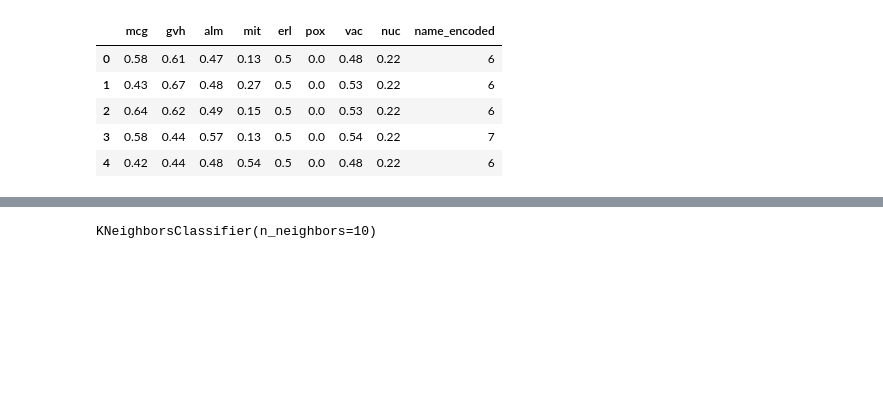
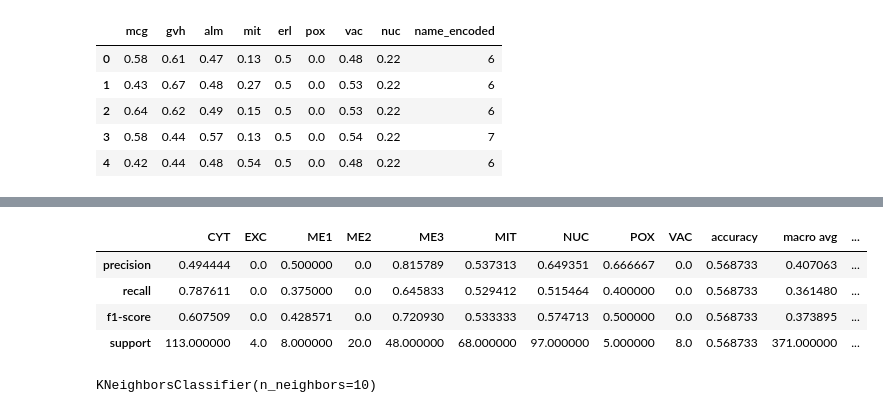
Before and after one commit to MayaraDM/ADA_Machine-Learning-I, a Jupyter notebook: aula2_yeast.ipynb, the cells around one changed output, grey strips where cells are left out. Saved outputs shown, nothing was run; the diff lists cells and outputs as text; code cells hidden in the pictures; blank space fills up the shorter version.

```diff
--- a/aula2_yeast.ipynb
+++ b/aula2_yeast.ipynb
@@ -130,3 +151,15 @@ yeast_le.head()
+# %%
+# Principais métricas de avaliação do modelo
+logreg_report = classification_report(y_test, y_pred, zero_division=0, output_dict=True)
+
+report = pd.DataFrame(logreg_report)
+report
+# %% [output]
+|  | CYT | EXC | ME1 | ME2 | ME3 | MIT | NUC | POX | VAC | accuracy | macro avg | ... |
+| precision | 0.494444 | 0.0 | 0.500000 | 0.0 | 0.815789 | 0.537313 | 0.649351 | 0.666667 | 0.0 | 0.568733 | 0.407063 | ... |
+| recall | 0.787611 | 0.0 | 0.375000 | 0.0 | 0.645833 | 0.529412 | 0.515464 | 0.400000 | 0.0 | 0.568733 | 0.361480 | ... |
+| f1-score | 0.607509 | 0.0 | 0.428571 | 0.0 | 0.720930 | 0.533333 | 0.574713 | 0.500000 | 0.0 | 0.568733 | 0.373895 | ... |
+| support | 113.000000 | 4.0 | 8.000000 | 20.0 | 48.000000 | 68.000000 | 97.000000 | 5.000000 | 8.0 | 0.568733 | 371.000000 | ... |
 # %%
 # Modelo de knn
 knn = KNeighborsClassifier(n_neighbors=10)
```
Also changed, not shown: parts of 6 cells of this notebook.
